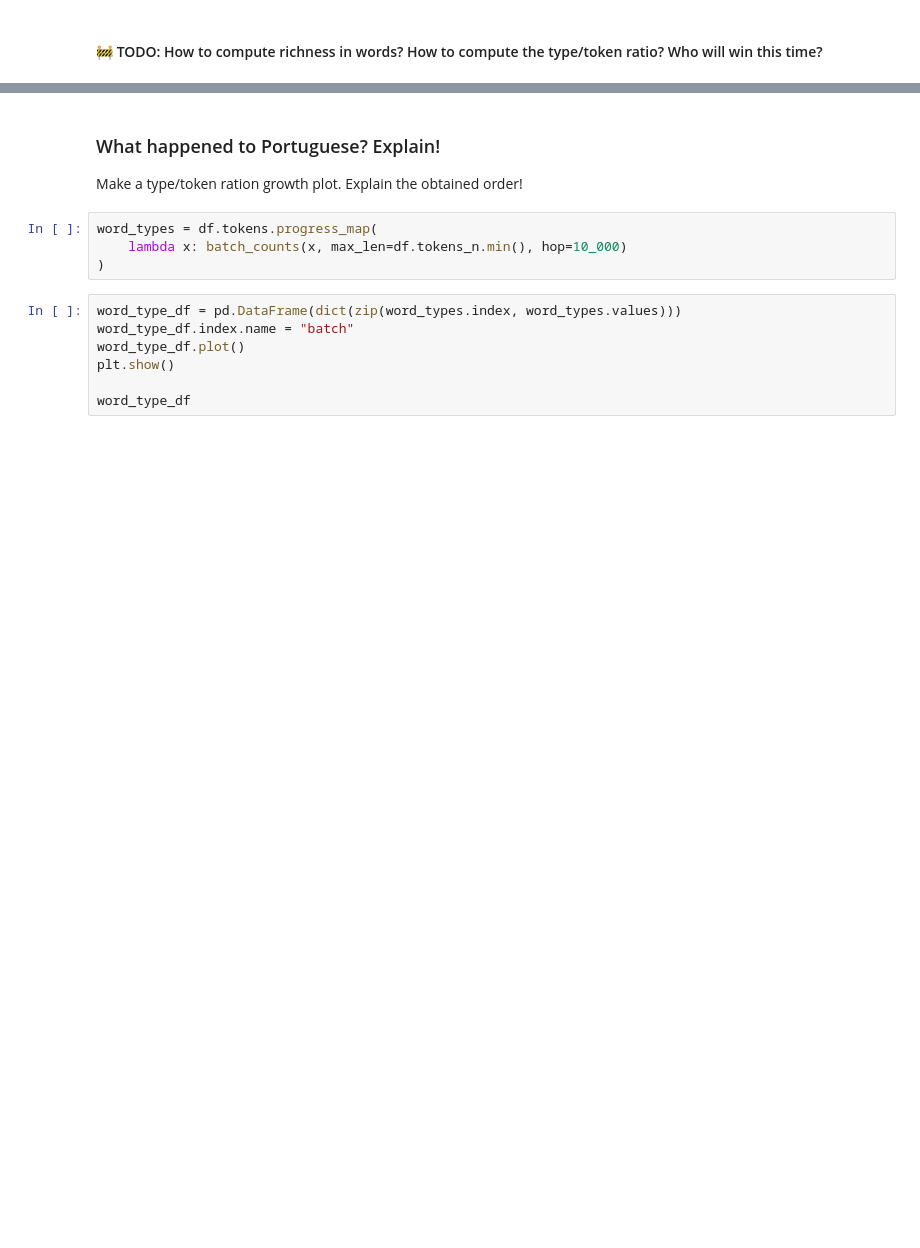
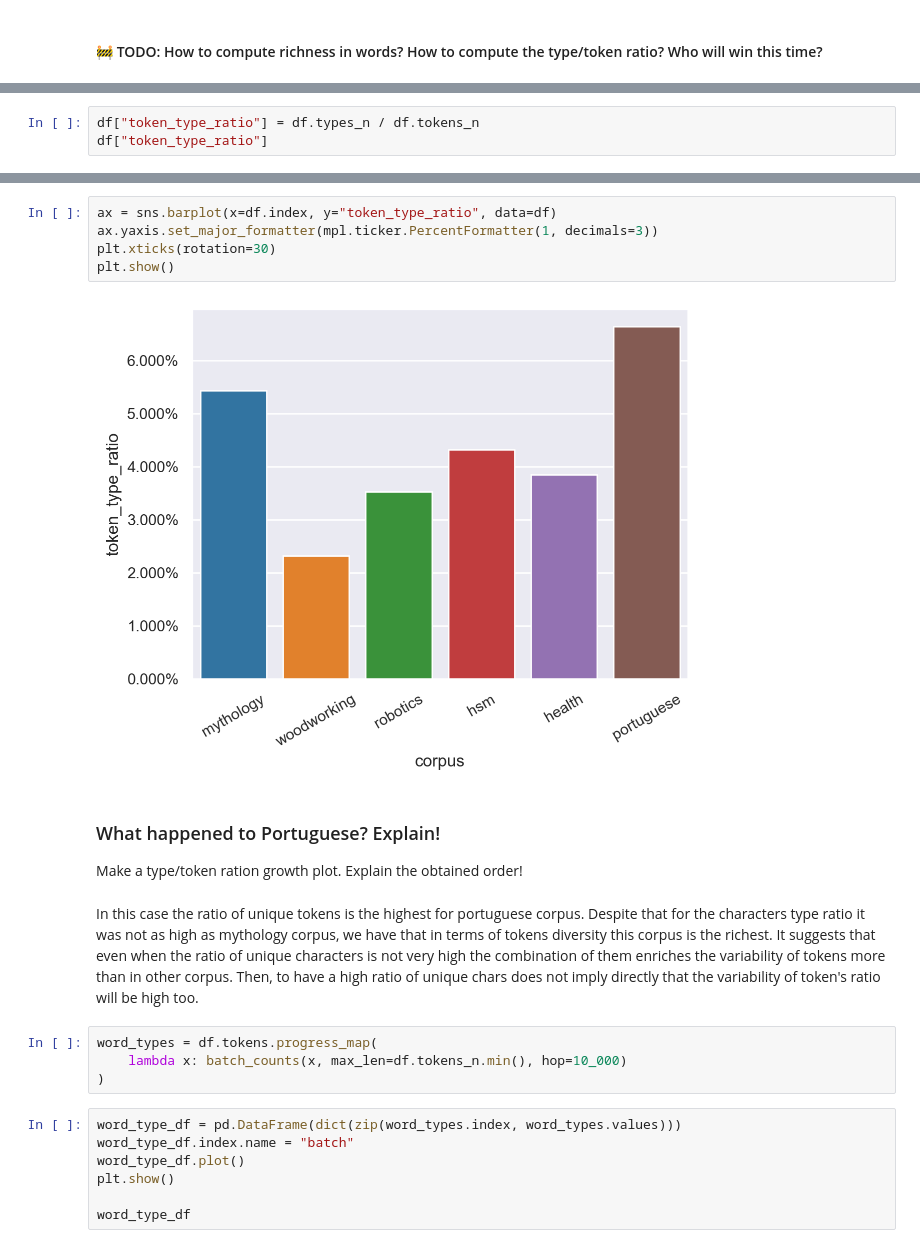
Before and after one commit to jlopetegui98/HandsOn-NLP, a Jupyter notebook: TP1/HoNLP_week1.ipynb, the cells around one changed output, grey strips where cells are left out. Cells and saved outputs as stored; diff of their text form; blank space fills up the shorter version.

```diff
--- a/TP1/HoNLP_week1.ipynb
+++ b/TP1/HoNLP_week1.ipynb
@@ -749,0 +792,3 @@ plt.show()
+# %%
+df["token_type_ratio"] = df.types_n / df.tokens_n
+df["token_type_ratio"]
@@ -750,7 +804,16 @@ plt.show()
+# %%
+ax = sns.barplot(x=df.index, y="token_type_ratio", data=df)
+ax.yaxis.set_major_formatter(mpl.ticker.PercentFormatter(1, decimals=3))
+plt.xticks(rotation=30)
+plt.show()
+# %% [output]
+[figure, added]
 # %% [markdown]
 ### What happened to Portuguese? Explain!
 
 Make a type/token ration growth plot. Explain the obtained order!
+# %% [markdown]
+In this case the ratio of unique tokens is the highest for portuguese corpus. Despite that for the characters type ratio it was not as high as mythology corpus, we have that in terms of tokens diversity this corpus is the richest. It suggests that even when the ratio of unique characters is not very high the combination of them enriches the variability of tokens more than in other corpus. Then, to have a high ratio of unique chars does not imply directly that the variability of token's ratio will be high too.
 # %%
 word_types = df.tokens.progress_map(
     lambda x: batch_counts(x, max_len=df.tokens_n.min(), hop=10_000)
```
Also changed, not shown: parts of 22 cells of this notebook.
